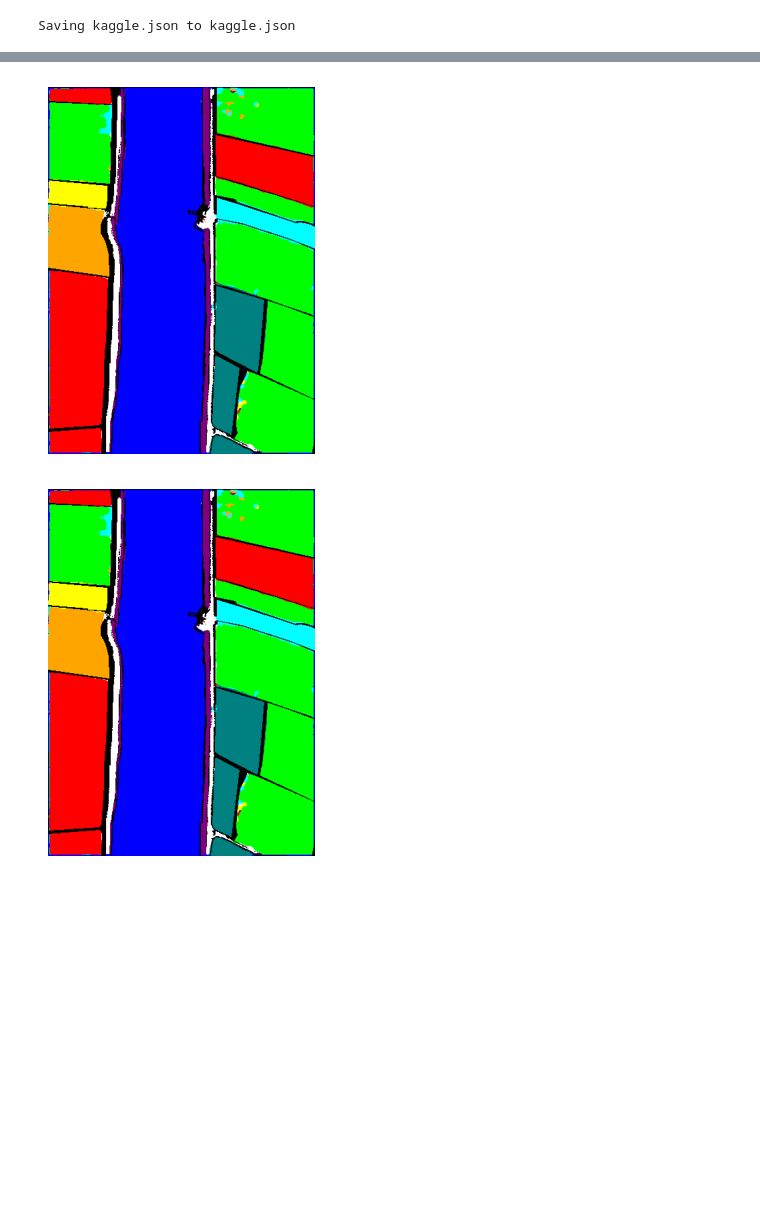
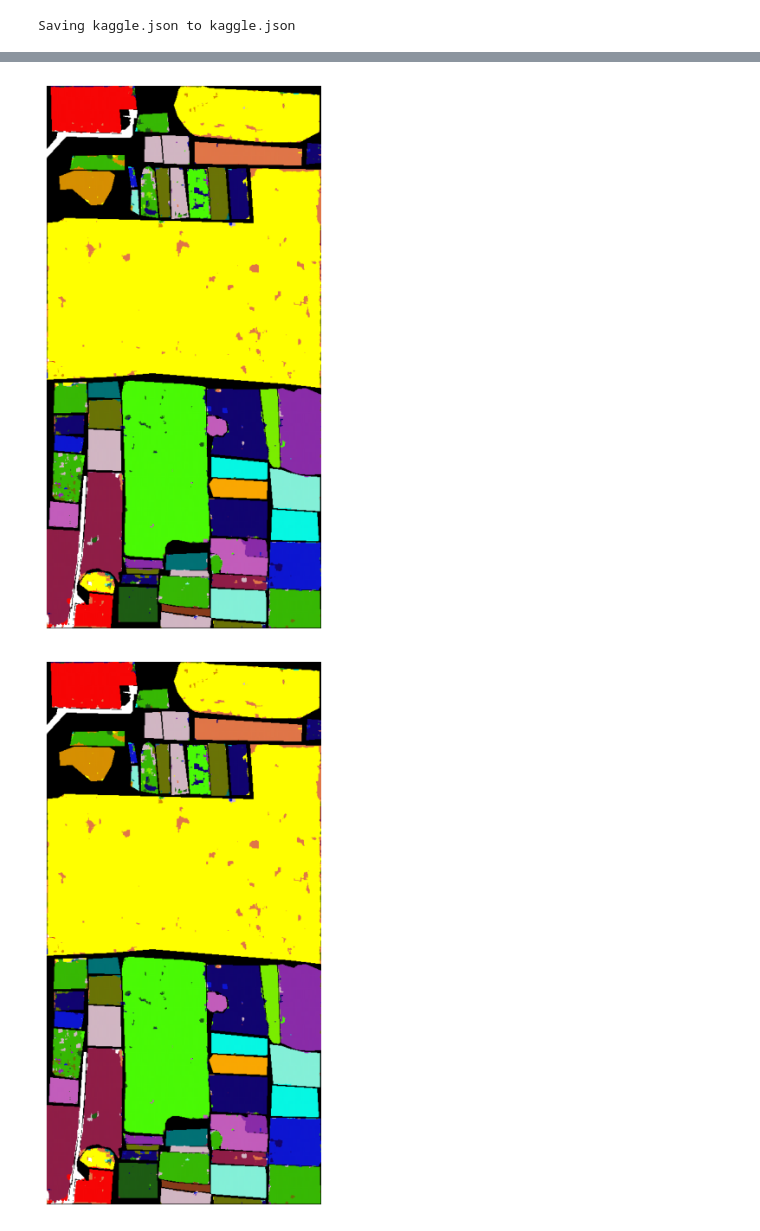
Before and after one commit to HamzaElshafie/CNNs-SST-for-Precise-Crop-Classification-from-UAV-borne-HSI, a Jupyter notebook: SSFTT/Train_SSFTT_Model.ipynb, the cells around one changed output, grey strips where cells are left out. Saved outputs shown, nothing was run; the diff lists cells and outputs as text; code cells hidden in the pictures; blank space fills up the shorter version.

Commit message:
Trained HongHu

```diff
--- a/SSFTT/Train_SSFTT_Model.ipynb
+++ b/SSFTT/Train_SSFTT_Model.ipynb
@@ -121,28 +123,30 @@ def loadDataWrapper(dataset, kaggle_json_path, train_samples):
         train_mask = sio.loadmat(train_file)[f'HHCYtrain{train_samples}']
         test_mask = sio.loadmat(test_file)[f'HHCYtest{train_samples}']
     elif dataset == 'HanChuan':
-        train_mask = sio.loadmat(train_file)[f'Ttrain{train_samples}']
-        test_mask = sio.loadmat(test_file)[f'Ttest{train_samples}']
+        train_mask = sio.loadmat(train_file)[f'Train{train_samples}']
+        test_mask = sio.loadmat(test_file)[f'Test{train_samples}']
     elif dataset == 'LongKou':
         train_mask = sio.loadmat(train_file)[f'LKtrain{train_samples}']
         test_mask = sio.loadmat(test_file)[f'LKtest{train_samples}']
 
     return data, labels, train_mask, test_mask
 
-def applyPCA(X_train, X_test, numComponents):
+def applyPCA(X_train, X_test, explained_variance_ratio=0.95):
     newX_train = np.reshape(X_train, (-1, X_train.shape[-1]))  # Flatten patches
     newX_test = np.reshape(X_test, (-1, X_test.shape[-1]))     # Flatten patches
 
-    valid_components = min(newX_train.shape[0], newX_train.shape[1], numComponents)
+    # Fit PCA on the training set with the desired explained variance ratio
+    pca = PCA(n_components=explained_variance_ratio, whiten=True)
+    newX_train = pca.fit_transform(newX_train)
+
+    # Get the number of valid components after fitting PCA
+    valid_components = pca.n_components_
     print(f"Valid components: {valid_components}")
-
-    # Fit PCA on the training set
-    pca = PCA(n_components=valid_components, whiten=True)
-    newX_train = pca.fit_transform(newX_train)
 
     # Apply PCA transformation to the test set
     newX_test = pca.transform(newX_test)
 
+    # Reshape the transformed data back to the original structure with new component dimension
     newX_train = np.reshape(newX_train, (X_train.shape[0], X_train.shape[1], X_train.shape[2], valid_components))
     newX_test = np.reshape(newX_test, (X_test.shape[0], X_test.shape[1], X_test.shape[2], valid_components))
 
@@ -217,7 +221,7 @@ def createImageCubes(X, y, windowSize=13, removeZeroLabels=True):
 def create_data_loader(dataset, kaggle_json_path, train_samples):
     X, y, train_mask, test_mask = loadDataWrapper(dataset, kaggle_json_path, train_samples)
     patch_size = 13
-    pca_components = 30
+    explained_variance_ratio = 0.99
 
     print('Hyperspectral data shape: ', X.shape)  # Eg. LongKou 550, 400, 270
     print('Label shape: ', y.shape)  # Eg. LongKou 550, 400
@@ -226,7 +230,6 @@ def create_data_loader(dataset, kaggle_json_path, train_samples):
     print(f'Test mask shape: {test_mask.shape}')  # Eg. LongKou 550, 400
 
     print(f"Patch (window) size: {patch_size}")
-    print(f"Number of principal components to retain: {pca_components}")
 
     print('\n... ... Create data cubes with masks (Before PCA to avoid data leakage) ... ...')
     Xtrain, ytrain = createImageCubesWithMask(X, y, train_mask, mask_type="Training mask", windowSize=patch_size)
@@ -238,12 +241,12 @@ def create_data_loader(dataset, kaggle_json_path, train_samples):
 
     print('\n... ... PCA tranformation ... ...')
     # Apply PCA separately to training and test sets to avoid data leakage
-    X_train_pca, X_test_pca, pca_model = applyPCA(Xtrain, Xtest, numComponents=pca_components)
+    X_train_pca, X_test_pca, pca_model = applyPCA(Xtrain, Xtest, explained_variance_ratio)
     print('Xtrain shape after PCA: ', X_train_pca.shape)
     print('Xtest shape after PCA: ', X_test_pca.shape)
 
-    X_train_pca = X_train_pca.reshape(-1, patch_size, patch_size, pca_components, 1)
-    X_test_pca = X_test_pca.reshape(-1, patch_size, patch_size, pca_components, 1)
+    X_train_pca = X_train_pca.reshape(-1, patch_size, patch_size, pca_model.n_components_, 1)
+    X_test_pca = X_test_pca.reshape(-1, patch_size, patch_size, pca_model.n_components_, 1)
     print('before transpose: Xtrain shape: ', X_train_pca.shape)
     print('before transpose: Xtest shape: ', X_test_pca.shape)
 
@@ -254,25 +257,25 @@ def create_data_loader(dataset, kaggle_json_path, train_samples):
 
     trainset = TrainDS(X_train_pca, ytrain)
     testset = TestDS(X_test_pca, ytest)
-    train_loader = torch.utils.data.DataLoader(dataset=trainset, batch_size=BATCH_SIZE_TRAIN, shuffle=True, num_workers=0)
-    test_loader = torch.utils.data.DataLoader(dataset=testset, batch_size=BATCH_SIZE_TRAIN, shuffle=False, num_workers=0)
+    train_loader = torch.utils.data.DataLoader(dataset=trainset, batch_size=BATCH_SIZE_TRAIN, shuffle=True, num_workers=2)
+    test_loader = torch.utils.data.DataLoader(dataset=testset, batch_size=BATCH_SIZE_TRAIN, shuffle=False, num_workers=2)
 
     # For the full scene classification
     newX = np.reshape(X, (-1, X.shape[-1]))
     X_pca_full = pca_model.transform(newX)
-    X_pca_full = np.reshape(X_pca_full, (X.shape[0], X.shape[1], pca_components))
+    X_pca_full = np.reshape(X_pca_full, (X.shape[0], X.shape[1], pca_model.n_components_))
 
     X_pca_full, y_all = createImageCubes(X_pca_full, y, windowSize=patch_size)
-    X_pca_full = X_pca_full.reshape(-1, patch_size, patch_size, pca_components, 1)
+    X_pca_full = X_pca_full.reshape(-1, patch_size, patch_size, pca_model.n_components_, 1)
     X_pca_full = X_pca_full.transpose(0, 4, 3, 1, 2)
     all_data_loader = torch.utils.data.DataLoader(dataset=TestDS(X_pca_full, y_all), batch_size=BATCH_SIZE_TRAIN, shuffle=False, num_workers=0)
 
-    return train_loader, test_loader, all_data_loader, y
+    return train_loader, test_loader, all_data_loader, y, pca_model.n_components_
 
-
-def train(train_loader, num_classes, epochs):
+def train(train_loader, num_classes, pca_components, epochs):
     device = torch.device("cuda:0" if torch.cuda.is_available() else "cpu")
-    net = SSFTTnet.SSFTTnet(in_channels=1, num_classes=num_classes).to(device)
+    print(f"PCA components passed: {pca_components}")
+    net = SSFTTnet.SSFTTnet(in_channels=1, num_classes=num_classes, pca_components=pca_components).to(device)
     criterion = nn.CrossEntropyLoss()
     optimizer = optim.Adam(net.parameters(), lr=0.001)
 
@@ -366,12 +369,13 @@ class Args:
         self.dataset = dataset
         self.kaggle_json_path = kaggle_json_path
 
-args = Args(dataset='LongKou', kaggle_json_path='~/.kaggle/kaggle.json')
+args = Args(dataset='HongHu', kaggle_json_path='~/.kaggle/kaggle.json')
 num_classes = NUM_CLASSES[args.dataset]
 
-train_loader, test_loader, all_data_loader, y_all= create_data_loader(args.dataset, args.kaggle_json_path, train_samples=100)
+train_loader, test_loader, all_data_loader, y_all, pca_components= create_data_loader(args.dataset, args.kaggle_json_path, train_samples=300)
+print(f"PCA components passed: {pca_components}")
 tic1 = time.perf_counter()
-net, device = train(train_loader, num_classes, epochs=100)
+net, device = train(train_loader, num_classes, pca_components, epochs=100)
 torch.save(net.state_dict(), f'{main_dir}/SSFTT/cls_params/SSFTTnet_params_{args.dataset}.pth')
 toc1 = time.perf_counter()
 tic2 = time.perf_counter()
@@ -379,6 +383,7 @@ y_pred_test, y_test = test(device, net, test_loader)
 toc2 = time.perf_counter()
 
 classification, oa, confusion, each_acc, aa, kappa = acc_reports(y_test, y_pred_test, args.dataset)
+print(f"{args.dataset} overall accuracy: {oa}")
 classification = str(classification)
 Training_Time = toc1 - tic1
 Test_time = toc2 - tic2
@@ -421,3 +426,3 @@ Shape of cls_labels: (550, 400)
 ------Get classification maps successful-------
-[figure, old version]
+[figure, new version]
-[figure, old version]
+[figure, new version]
```
Also changed, not shown: parts of 4 cells of this notebook.
